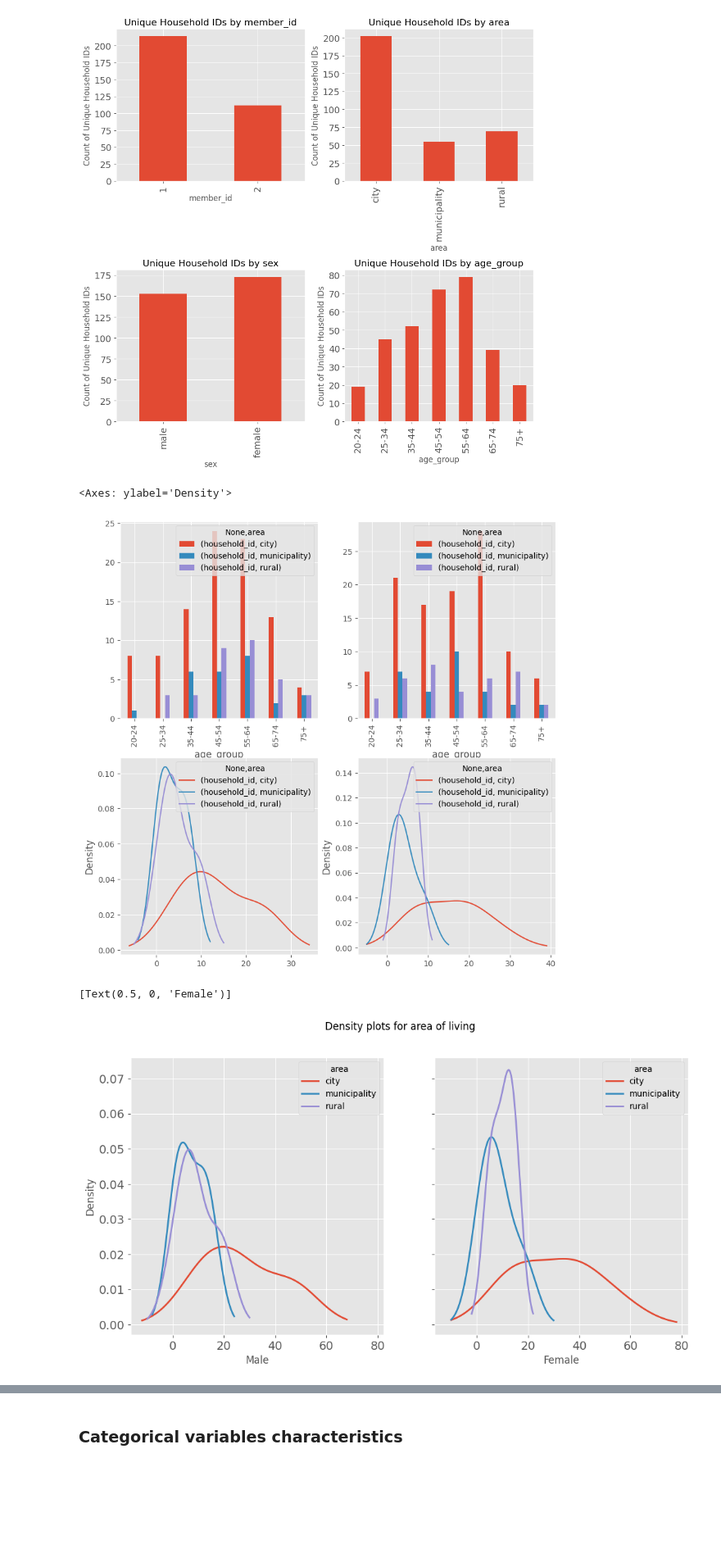
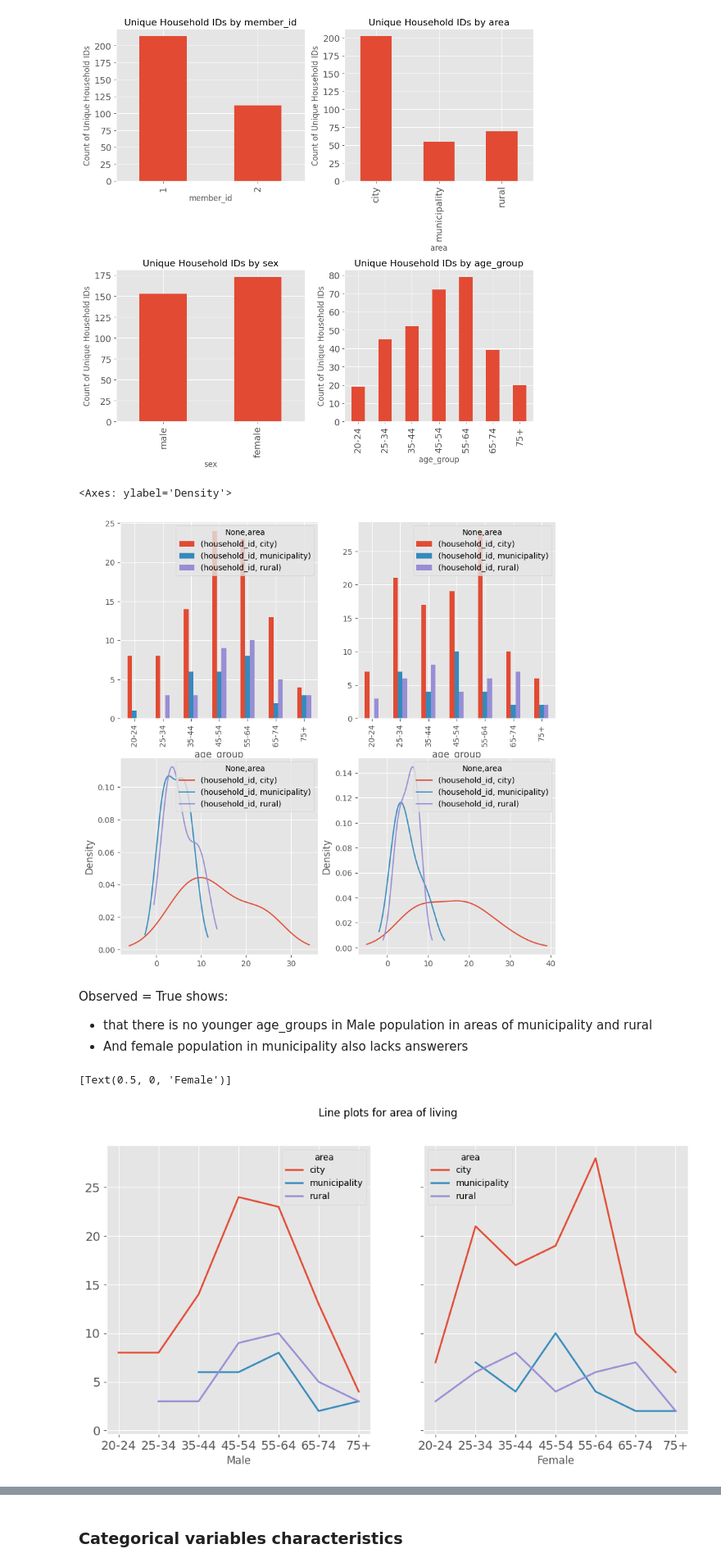
Before and after one commit to arttusamuel/statisical_data_analysis, a Jupyter notebook: stat-data-project/data-cleaning.ipynb, the cells around one changed output, grey strips where cells are left out. Shown: that part at 82% size. Cells and saved outputs as stored; diff of their text form; code cells hidden in the pictures; blank space fills up the shorter version.

```diff
--- a/stat-data-project/data-cleaning.ipynb
+++ b/stat-data-project/data-cleaning.ipynb
@@ -507,8 +476,8 @@ plt.show()
 # Calculated in respect to individual households ~336
 
 # Mean values for men and women living in different areas
-df_male = df[df['sex'] == 'male'][['household_id','age_group','area']].groupby(['age_group','area']).nunique()
-df_female = df[df['sex'] == 'female'][['household_id','age_group','area']].groupby(['age_group', 'area']).nunique()
+df_male = df[df['sex'] == 'male'][['household_id','age_group','area']].groupby(['age_group','area'], observed=True).nunique()
+df_female = df[df['sex'] == 'female'][['household_id','age_group','area']].groupby(['age_group', 'area'], observed=True).nunique()
 
 fig, axes = plt.subplots(nrows=2,
                          ncols=2,
@@ -520,20 +489,29 @@ df_female.unstack('area').plot(kind='bar', ax=axes[0,1])
 df_female.unstack('area').plot(kind='density', ax=axes[1,1])
 # %% [output]
 <Axes: ylabel='Density'>
-[figure, old version]
+[figure, new version]
+# %% [markdown]
+Observed = True shows:
+- that there is no younger age_groups in Male population in areas of municipality and rural
+- And female population in municipality also lacks answerers
 # %%
 fig, axes = plt.subplots(nrows=1,
                          ncols=2,
                          sharey=True,
                          sharex=True,
-                         figsize=(12, 6)
+                         figsize=(12, 6),
                          )
 
-df[df['sex'] == 'male'].groupby(['age_group','area']).size().unstack('area').plot(kind='density', ax=axes[0], fontsize=14, linewidth=2)
-df[df['sex'] == 'female'].groupby(['age_group', 'area']).size().unstack('area').plot(kind='density', ax=axes[1], fontsize=14, linewidth=2)
-fig.suptitle('Density plots for area of living')
+# For area duplicates are not needed
+unique_df = df.drop_duplicates(subset='household_id', keep='first')
+unique_df
+
+unique_df[unique_df['sex'] == 'male'].groupby(['age_group', 'area'], observed=True).size().unstack('area').plot(kind='line', ax=axes[0], fontsize=14, linewidth=2)
+unique_df[unique_df['sex'] == 'female'].groupby(['age_group', 'area'], observed=True).size().unstack('area').plot(kind='line', ax=axes[1], fontsize=14, linewidth=2)
+
+fig.suptitle('Line plots for area of living')
 axes[0].set(xlabel='Male')
 axes[1].set(xlabel='Female')
 # %% [output]
 [Text(0.5, 0, 'Female')]
-[figure, old version]
+[figure, new version]
```
Also changed, not shown: parts of 32 cells of this notebook.
